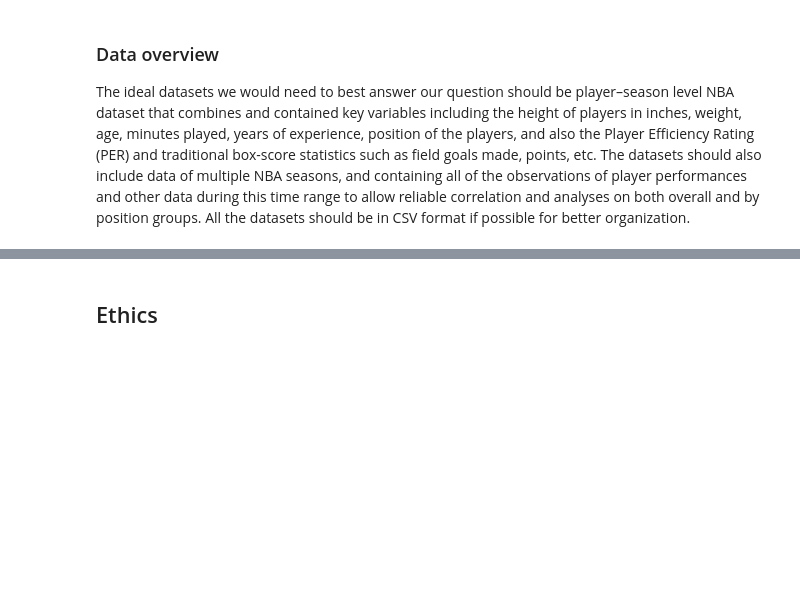
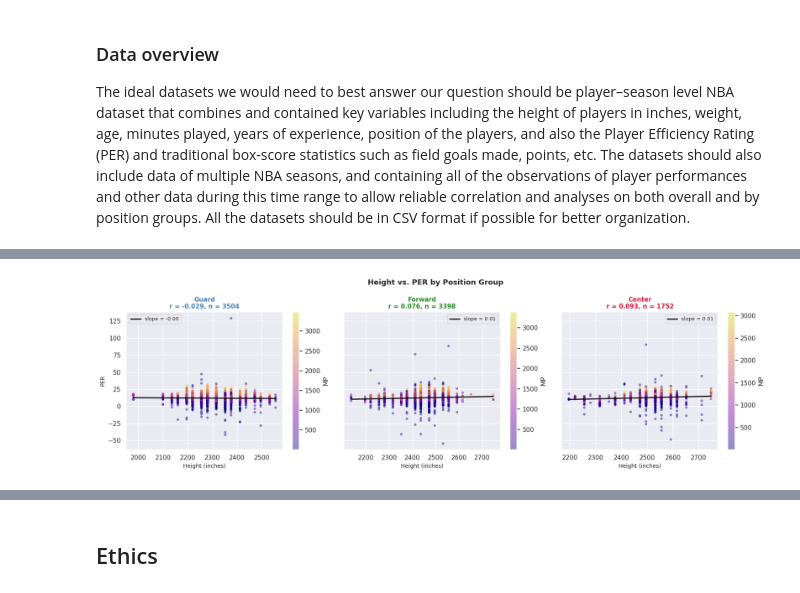
Before and after one commit to COGS108/Group039_WI26, a Jupyter notebook: 02-EDACheckpoint.ipynb, the cells around one changed output, grey strips where cells are left out. Cells and saved outputs as stored; diff of their text form; code cells hidden in the pictures; blank space fills up the shorter version.

```diff
--- a/02-EDACheckpoint.ipynb
+++ b/02-EDACheckpoint.ipynb
@@ -129,0 +801,28 @@ Some more words and stuff.  Remember notebooks work best if you interleave the c
+# %%
+fig, axes = plt.subplots(1, 3, figsize=(17, 5), sharey=True)
+fig.suptitle('Height vs. PER by Position Group', fontsize=13, fontweight='bold')
+
+for ax, pos in zip(axes, pos_order):
+    sub_pos = sub[sub['Position_Group'] == pos][['height_in', 'PER', 'MP']].dropna()
+    sc = ax.scatter(sub_pos['height_in'], sub_pos['PER'],
+                    c=sub_pos['MP'], cmap='plasma', alpha=0.4, s=12)
+
+    m, b = np.polyfit(sub_pos['height_in'], sub_pos['PER'], 1)
+    x_line = np.linspace(sub_pos['height_in'].min(), sub_pos['height_in'].max(), 100)
+    ax.plot(x_line, m * x_line + b, color='black', linewidth=2,
+            label=f'slope = {m:.2f}')
+
+    r = sub_pos['height_in'].corr(sub_pos['PER'])
+    n = len(sub_pos)
+    ax.set_title(f'{pos}\nr = {r:.3f}, n = {n}', fontsize=11, fontweight='bold',
+                 color=list(palette.values())[pos_order.index(pos)])
+    ax.set_xlabel('Height (inches)', fontsize=10)
+    ax.set_ylabel('PER' if pos == 'Guard' else '', fontsize=10)
+    ax.legend(fontsize=9)
+    plt.colorbar(sc, ax=ax, label='MP')
+
+plt.tight_layout()
+plt.savefig('results/eda_height_PER_stratified.png', dpi=150, bbox_inches='tight')
+plt.show()
+# %% [output]
+[figure, added]
```
Also changed, not shown: parts of 45 cells of this notebook.
